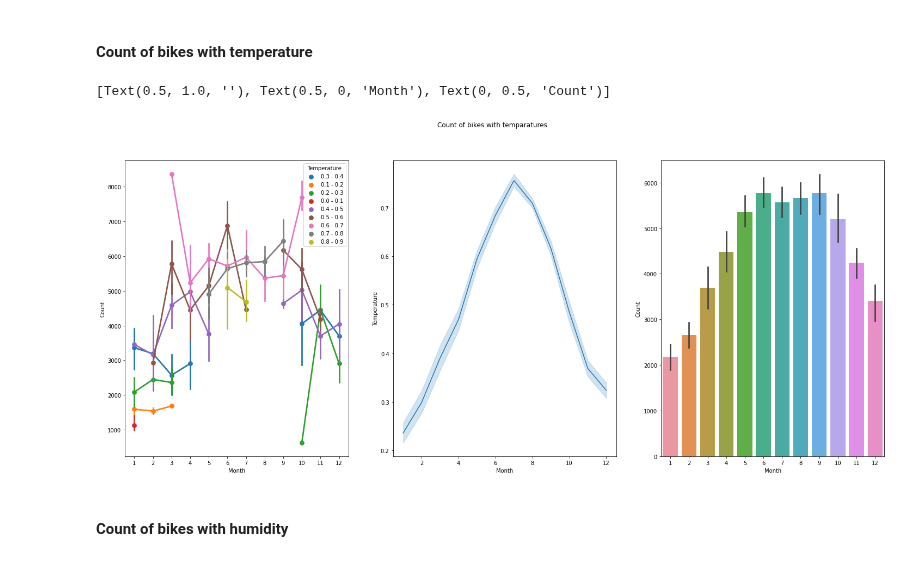
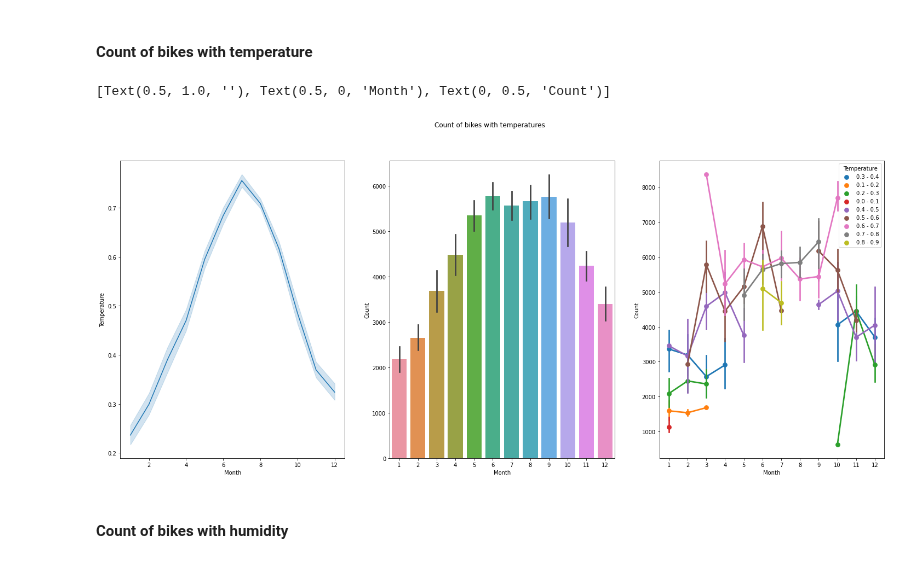
Before and after one commit to lianaling/bike-rental-forecast, a Jupyter notebook: notebooks/1.0_Data_Preprocessing.ipynb, the cells around one changed output. Drawn from its saved outputs; the diff is of its cells as text; code cells hidden in the pictures.

```diff
--- a/notebooks/1.0_Data_Preprocessing.ipynb
+++ b/notebooks/1.0_Data_Preprocessing.ipynb
@@ -404,19 +404,19 @@ axes[1].set(title = '', xlabel = 'Year', ylabel = 'Count')
 # %%
 figure, axes = plt.subplots(1, 3, figsize = (25, 10))
 
-figure.suptitle("Count of bikes with temparatures")
+figure.suptitle("Count of bikes with temperatures")
 
-sns.pointplot(data = df2, x = 'month', y = 'count', hue = 'temp_cat', ax = axes[0])
-axes[0].legend(title='Temperature')
-axes[0].set(title = '', xlabel = 'Month', ylabel = 'Count')
+sns.pointplot(data = df2, x = 'month', y = 'count', hue = 'temp_cat', ax = axes[2])
+axes[2].legend(title='Temperature')
+axes[2].set(title = '', xlabel = 'Month', ylabel = 'Count')
 
-sns.lineplot(data = df2, x = 'month', y = 'temperature', ax = axes[1])
-axes[1].set(title = '', xlabel = 'Month', ylabel = 'Temperature')
-sns.barplot(data = df2, x = 'month', y = 'count', ax = axes[2])
-axes[2].set(title = '', xlabel = 'Month', ylabel = 'Count')
+sns.lineplot(data = df2, x = 'month', y = 'temperature', ax = axes[0])
+axes[0].set(title = '', xlabel = 'Month', ylabel = 'Temperature')
+sns.barplot(data = df2, x = 'month', y = 'count', ax = axes[1])
+axes[1].set(title = '', xlabel = 'Month', ylabel = 'Count')
 # %% [output]
 [Text(0.5, 1.0, ''), Text(0.5, 0, 'Month'), Text(0, 0.5, 'Count')]
-[figure, old version]
+[figure, new version]
 # %% [markdown]
 #### Count of bikes with humidity
 # %%
```
